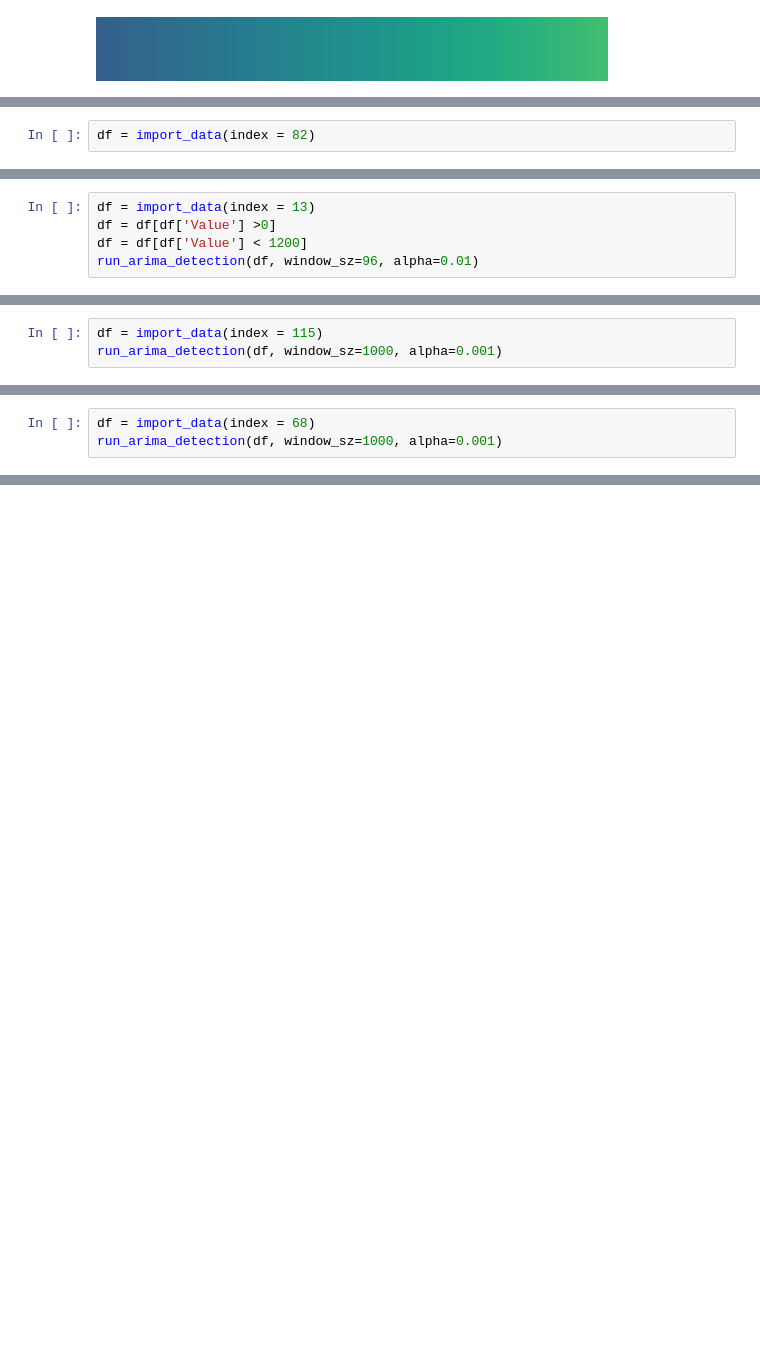
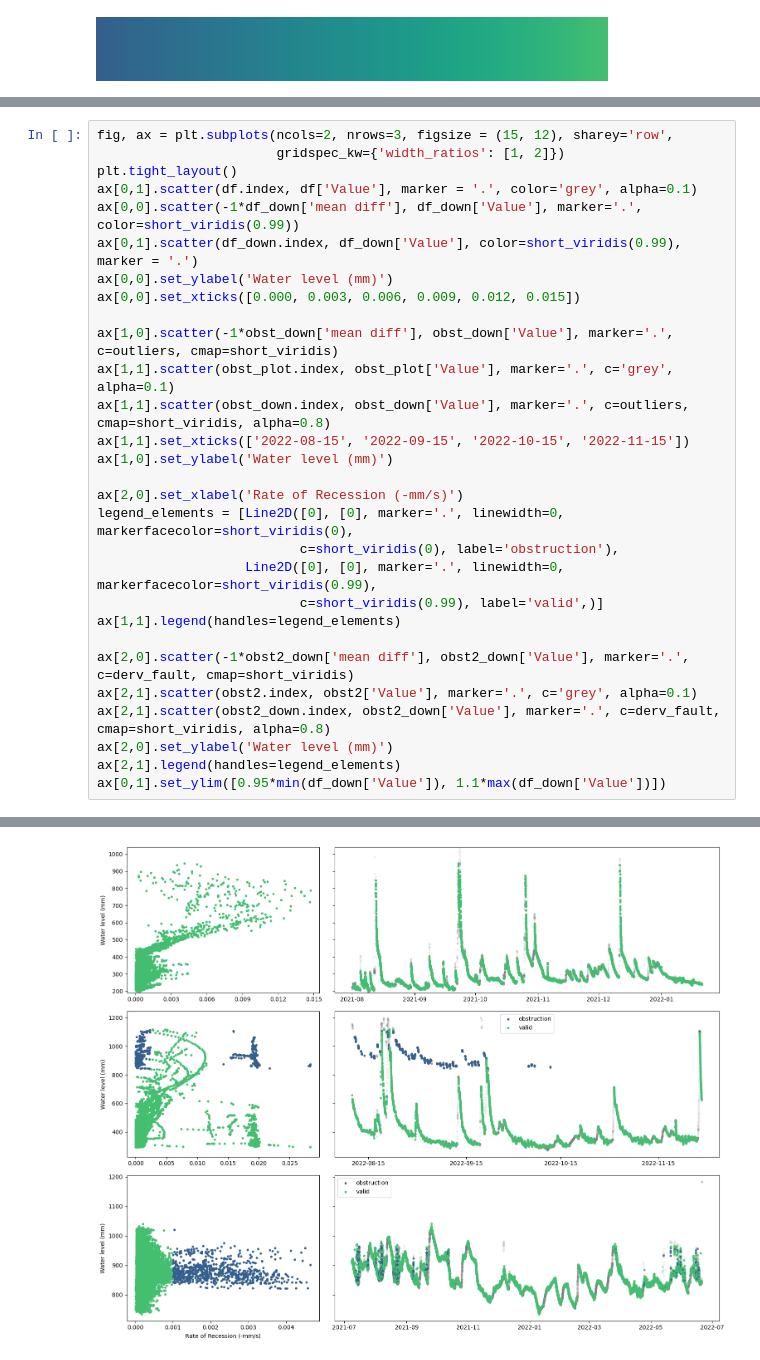
Before and after one commit to kLabUM/data-validation, a Jupyter notebook: figures.ipynb, the cells around one changed output, grey strips where cells are left out. Cells and saved outputs as stored; diff of their text form; blank space fills up the shorter version.

```diff
--- a/figures.ipynb
+++ b/figures.ipynb
@@ -415,2 +94,0 @@ plt.tight_layout()
-# %%
-df = import_data(index = 82)
@@ -572,5 +94,0 @@ def run_arima_detection(df, alpha=0.01, window_sz=48):
-# %%
-df = import_data(index = 13)
-df = df[df['Value'] >0]
-df = df[df['Value'] < 1200]
-run_arima_detection(df, window_sz=96, alpha=0.01)
@@ -583,3 +94,0 @@ dbscan_detection(df, eps=0.025)
-# %%
-df = import_data(index = 115)
-run_arima_detection(df, window_sz=1000, alpha=0.001)
@@ -592,3 +94,0 @@ dbscan_detection(df)
-# %%
-df = import_data(index = 68)
-run_arima_detection(df, window_sz=1000, alpha=0.001)
@@ -600,0 +95,30 @@ dbscan_detection(df)
+# %%
+fig, ax = plt.subplots(ncols=2, nrows=3, figsize = (15, 12), sharey='row',
+                       gridspec_kw={'width_ratios': [1, 2]})
+plt.tight_layout()
+ax[0,1].scatter(df.index, df['Value'], marker = '.', color='grey', alpha=0.1)
+ax[0,0].scatter(-1*df_down['mean diff'], df_down['Value'], marker='.', color=short_viridis(0.99))
+ax[0,1].scatter(df_down.index, df_down['Value'], color=short_viridis(0.99), marker = '.')
+ax[0,0].set_ylabel('Water level (mm)')
+ax[0,0].set_xticks([0.000, 0.003, 0.006, 0.009, 0.012, 0.015])
+
+ax[1,0].scatter(-1*obst_down['mean diff'], obst_down['Value'], marker='.', c=outliers, cmap=short_viridis)
+ax[1,1].scatter(obst_plot.index, obst_plot['Value'], marker='.', c='grey', alpha=0.1)
+ax[1,1].scatter(obst_down.index, obst_down['Value'], marker='.', c=outliers, cmap=short_viridis, alpha=0.8)
+ax[1,1].set_xticks(['2022-08-15', '2022-09-15', '2022-10-15', '2022-11-15'])
+ax[1,0].set_ylabel('Water level (mm)')
+
+ax[2,0].set_xlabel('Rate of Recession (-mm/s)')
+legend_elements = [Line2D([0], [0], marker='.', linewidth=0, markerfacecolor=short_viridis(0),
+                          c=short_viridis(0), label='obstruction'),
+                   Line2D([0], [0], marker='.', linewidth=0, markerfacecolor=short_viridis(0.99),
+                          c=short_viridis(0.99), label='valid',)]
+ax[1,1].legend(handles=legend_elements)
+
+ax[2,0].scatter(-1*obst2_down['mean diff'], obst2_down['Value'], marker='.', c=derv_fault, cmap=short_viridis)
+ax[2,1].scatter(obst2.index, obst2['Value'], marker='.', c='grey', alpha=0.1)
+ax[2,1].scatter(obst2_down.index, obst2_down['Value'], marker='.', c=derv_fault, cmap=short_viridis, alpha=0.8)
+ax[2,0].set_ylabel('Water level (mm)')
+ax[2,1].legend(handles=legend_elements)
+ax[0,1].set_ylim([0.95*min(df_down['Value']), 1.1*max(df_down['Value'])])
+# %% [output]
@@ -600,0 +126 @@ dbscan_detection(df)
+[figure, added]
```
Also changed, not shown: parts of 59 cells of this notebook, 1 other file.
